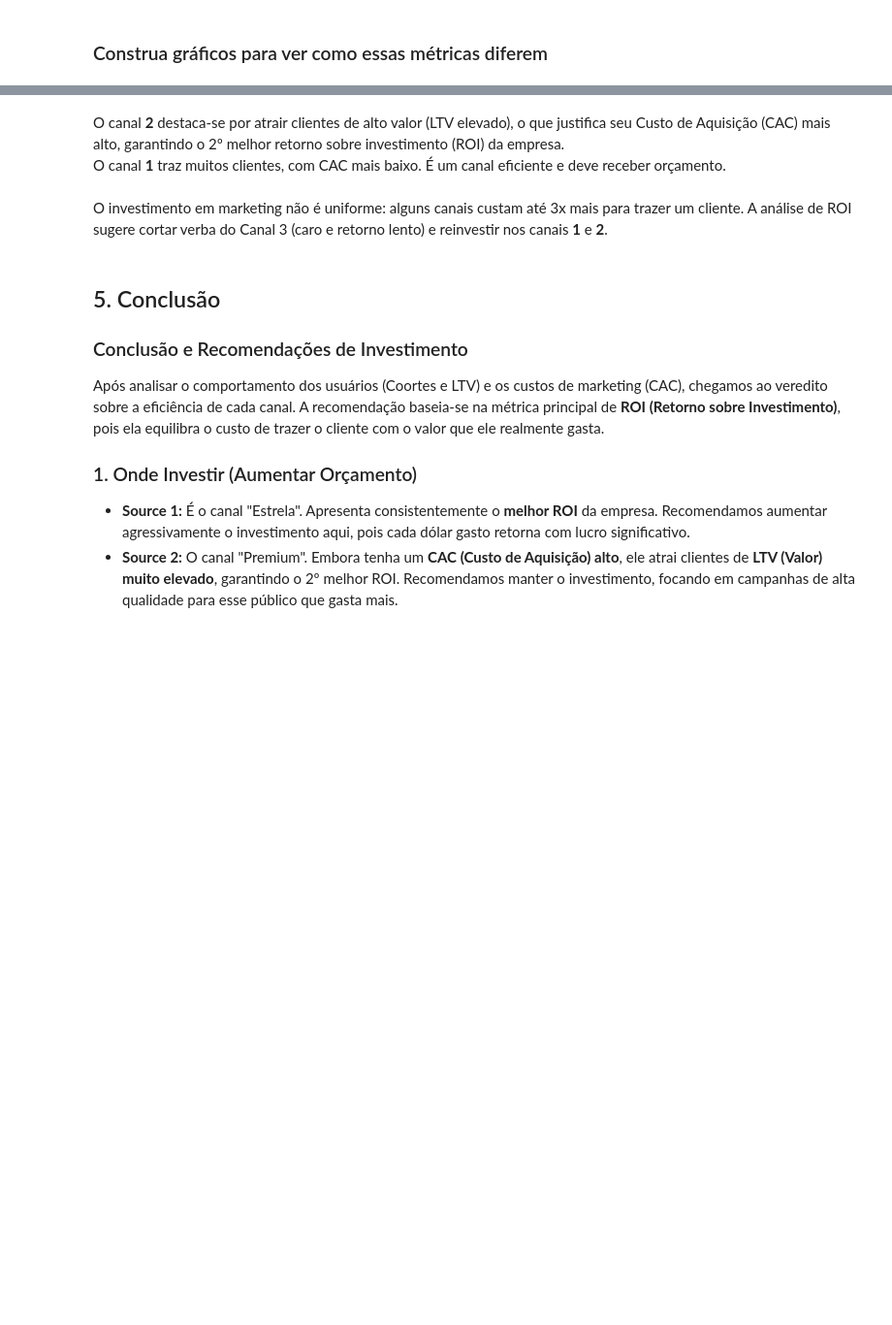
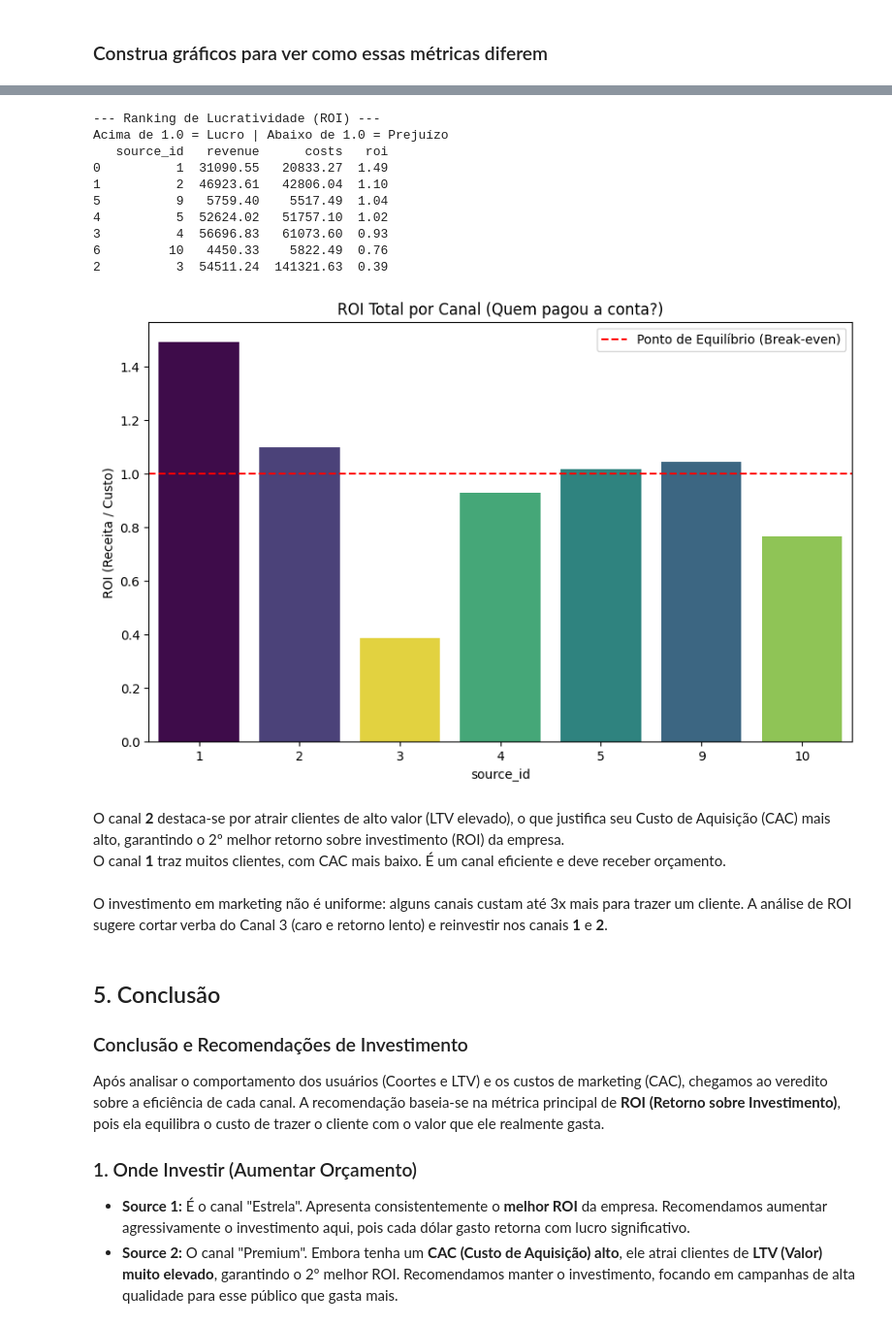
Before and after one commit to msitta/YAfisha, a Jupyter notebook: YAfisha_pt.ipynb, the cells around one changed output, grey strips where cells are left out. Shown at 97% size. Drawn from its saved outputs; the diff is of its cells as text; code cells hidden in the pictures; blank space fills up the shorter version.

```diff
--- a/YAfisha_pt.ipynb
+++ b/YAfisha_pt.ipynb
@@ -437,33 +676,57 @@ plt.show()
 # %%
 # Receita Total por Origem
 user_revenue = orders_df.groupby('uid')['revenue'].sum().reset_index()
 
 # Juntamos com a origem
 revenue_source = pd.merge(user_revenue, first_visit_source, on='uid')
 revenue_per_source = revenue_source.groupby('source_id')['revenue'].sum().reset_index()
 
 # Custos Totais por Origem
 costs_per_source = costs_df.groupby('source_id')['costs'].sum().reset_index()
 
 # Juntar Receita e Custo
 roi_channel = pd.merge(revenue_per_source, costs_per_source, on='source_id')
 
 # Calcular o ROI (Receita / Custo)
 roi_channel['roi'] = roi_channel['revenue'] / roi_channel['costs']
 
 # Classificar do Melhor para o Pior
 print("--- Ranking de Lucratividade (ROI) ---")
 print("Acima de 1.0 = Lucro | Abaixo de 1.0 = Prejuízo")
 print(roi_channel.sort_values('roi', ascending=False).round(2))
 
-# --- Gráfico Final ---
+# Ordenamos os dados pelo ROI (do maior para o menor) e resetamos o índice
+roi_sorted = roi_channel.sort_values('roi', ascending=False).reset_index(drop=True)
+
 plt.figure(figsize=(10, 6))
-sns.barplot(data=roi_channel, x='source_id', y='roi', palette='viridis', order=roi_channel.sort_values('roi', ascending=False)['source_id'])
+
+# Plotamos usando o dataframe já ordenado
+sns.barplot(
+    data=roi_sorted,
+    x='source_id',
+    y='roi',
+    hue=roi_sorted.index,
+    palette='viridis',
+    legend=False
+)
+
 plt.axhline(1.0, color='red', linestyle='--', label='Ponto de Equilíbrio (Break-even)')
 plt.title('ROI Total por Canal (Quem pagou a conta?)')
 plt.ylabel('ROI (Receita / Custo)')
 plt.legend()
 plt.show()
+# %% [output]
+--- Ranking de Lucratividade (ROI) ---
+Acima de 1.0 = Lucro | Abaixo de 1.0 = Prejuízo
+   source_id   revenue      costs   roi
+0          1  31090.55   20833.27  1.49
+1          2  46923.61   42806.04  1.10
+5          9   5759.40    5517.49  1.04
+4          5  52624.02   51757.10  1.02
+3          4  56696.83   61073.60  0.93
+6         10   4450.33    5822.49  0.76
+2          3  54511.24  141321.63  0.39
+[figure, added]
 # %% [markdown]
 O canal **2** destaca-se por atrair clientes de alto valor (LTV elevado), o que justifica seu Custo de Aquisição (CAC) mais alto, garantindo o 2º melhor retorno sobre investimento (ROI) da empresa.
 O canal **1** traz muitos clientes, com CAC mais baixo. É um canal eficiente e deve receber orçamento.
```
Also changed, not shown: parts of 24 cells of this notebook.
